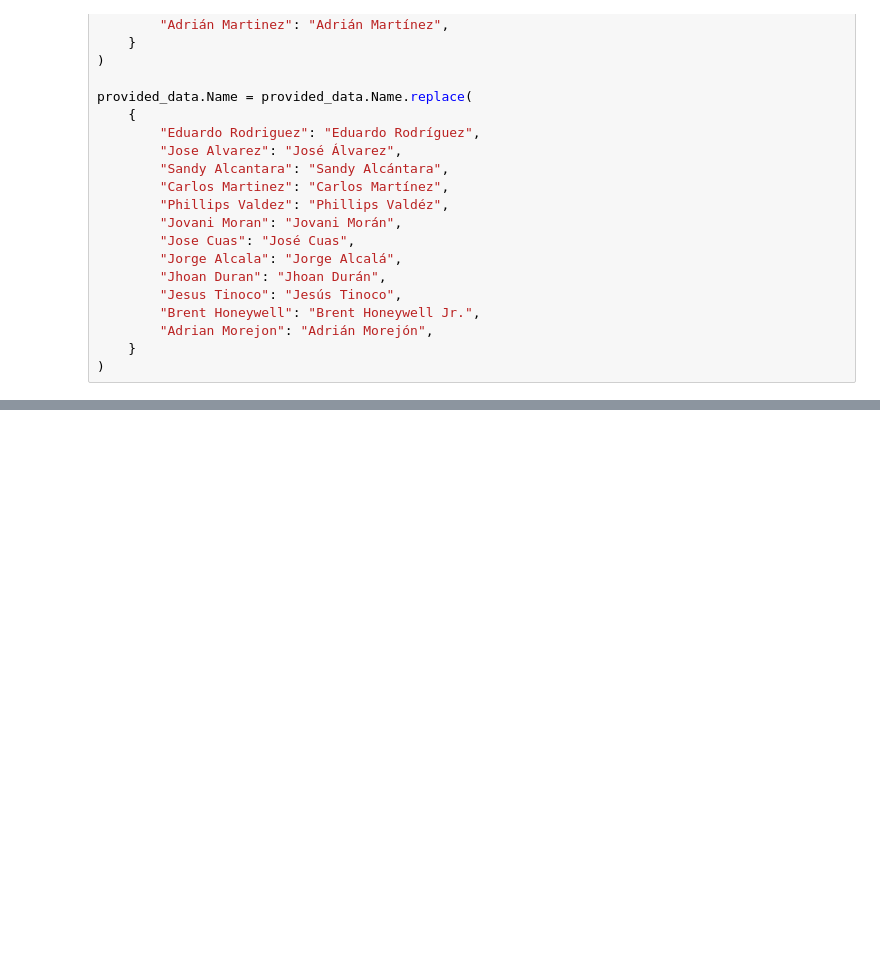
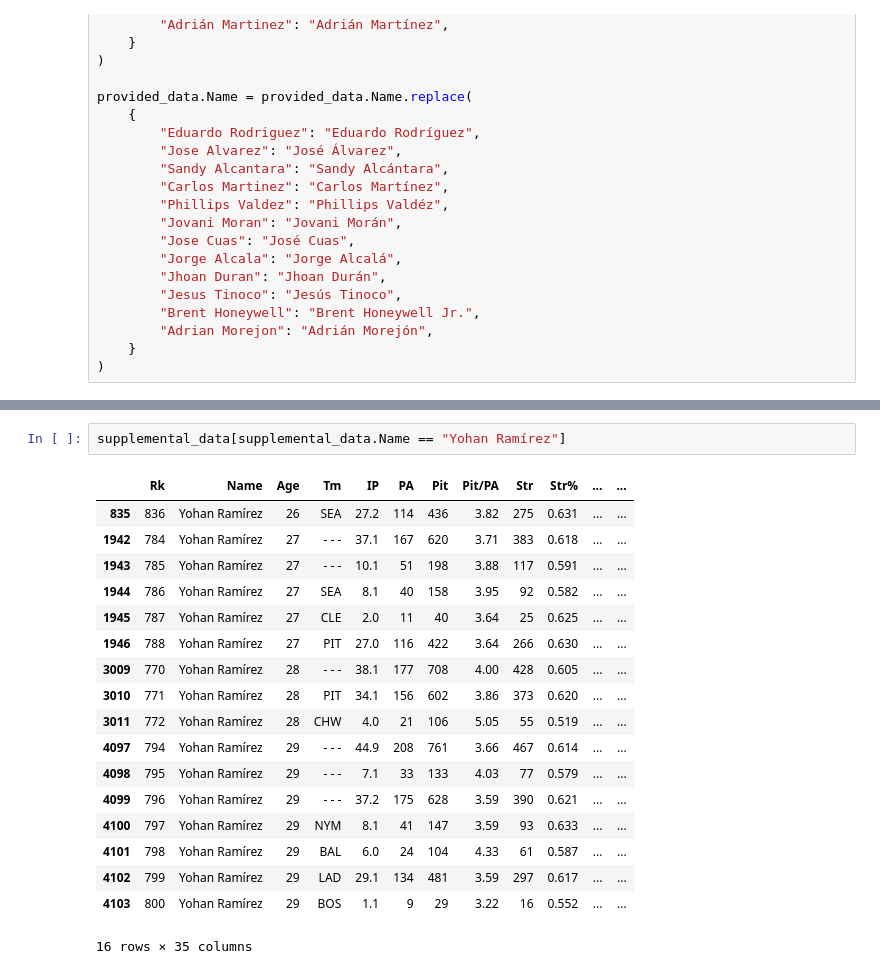
Before and after one commit to loganthomas/mlb-pitcher-xK, a Jupyter notebook: notebooks/01b-data-processing-merging.ipynb, the cells around one changed output, grey strips where cells are left out. Saved outputs shown, nothing was run; the diff lists cells and outputs as text; blank space fills up the shorter version.

```diff
--- a/notebooks/01b-data-processing-merging.ipynb
+++ b/notebooks/01b-data-processing-merging.ipynb
@@ -193,2 +157,23 @@ supplemental_data = aggregate_player_data(supplemental_data)
+# %%
+supplemental_data[supplemental_data.Name == "Yohan Ramírez"]
+# %% [output]
+|  | Rk | Name | Age | Tm | IP | PA | Pit | Pit/PA | Str | Str% | ... | ... |
+| 835 | 836 | Yohan Ramírez | 26 | SEA | 27.2 | 114 | 436 | 3.82 | 275 | 0.631 | ... | ... |
+| 1942 | 784 | Yohan Ramírez | 27 | - - - | 37.1 | 167 | 620 | 3.71 | 383 | 0.618 | ... | ... |
+| 1943 | 785 | Yohan Ramírez | 27 | - - - | 10.1 | 51 | 198 | 3.88 | 117 | 0.591 | ... | ... |
+| 1944 | 786 | Yohan Ramírez | 27 | SEA | 8.1 | 40 | 158 | 3.95 | 92 | 0.582 | ... | ... |
+| 1945 | 787 | Yohan Ramírez | 27 | CLE | 2.0 | 11 | 40 | 3.64 | 25 | 0.625 | ... | ... |
+| 1946 | 788 | Yohan Ramírez | 27 | PIT | 27.0 | 116 | 422 | 3.64 | 266 | 0.630 | ... | ... |
+| 3009 | 770 | Yohan Ramírez | 28 | - - - | 38.1 | 177 | 708 | 4.00 | 428 | 0.605 | ... | ... |
+| 3010 | 771 | Yohan Ramírez | 28 | PIT | 34.1 | 156 | 602 | 3.86 | 373 | 0.620 | ... | ... |
+| 3011 | 772 | Yohan Ramírez | 28 | CHW | 4.0 | 21 | 106 | 5.05 | 55 | 0.519 | ... | ... |
+| 4097 | 794 | Yohan Ramírez | 29 | - - - | 44.9 | 208 | 761 | 3.66 | 467 | 0.614 | ... | ... |
+| 4098 | 795 | Yohan Ramírez | 29 | - - - | 7.1 | 33 | 133 | 4.03 | 77 | 0.579 | ... | ... |
+| 4099 | 796 | Yohan Ramírez | 29 | - - - | 37.2 | 175 | 628 | 3.59 | 390 | 0.621 | ... | ... |
+| 4100 | 797 | Yohan Ramírez | 29 | NYM | 8.1 | 41 | 147 | 3.59 | 93 | 0.633 | ... | ... |
+| 4101 | 798 | Yohan Ramírez | 29 | BAL | 6.0 | 24 | 104 | 4.33 | 61 | 0.587 | ... | ... |
+| 4102 | 799 | Yohan Ramírez | 29 | LAD | 29.1 | 134 | 481 | 3.59 | 297 | 0.617 | ... | ... |
+| 4103 | 800 | Yohan Ramírez | 29 | BOS | 1.1 | 9 | 29 | 3.22 | 16 | 0.552 | ... | ... |
+16 rows × 35 columns
 # %%
 merged = (
```
Also changed, not shown: parts of 14 cells of this notebook, 3 other files.
